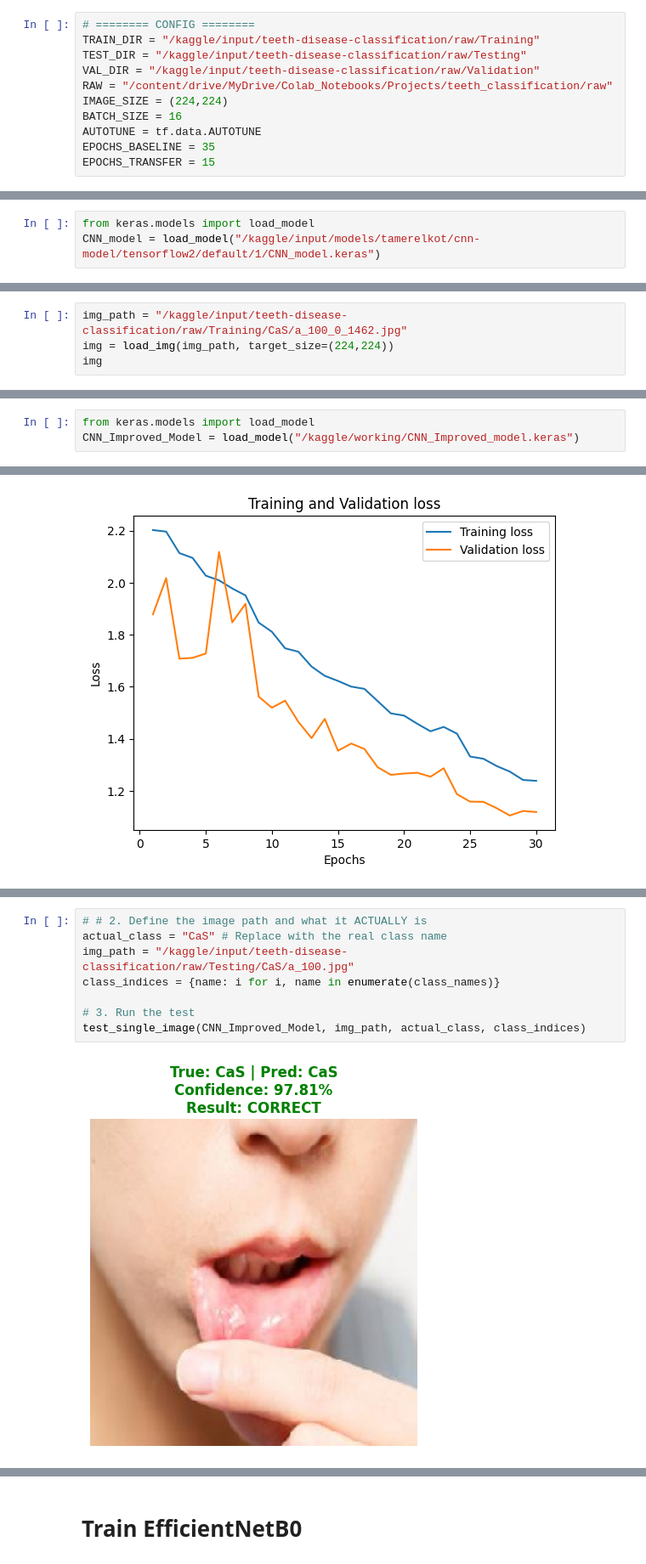
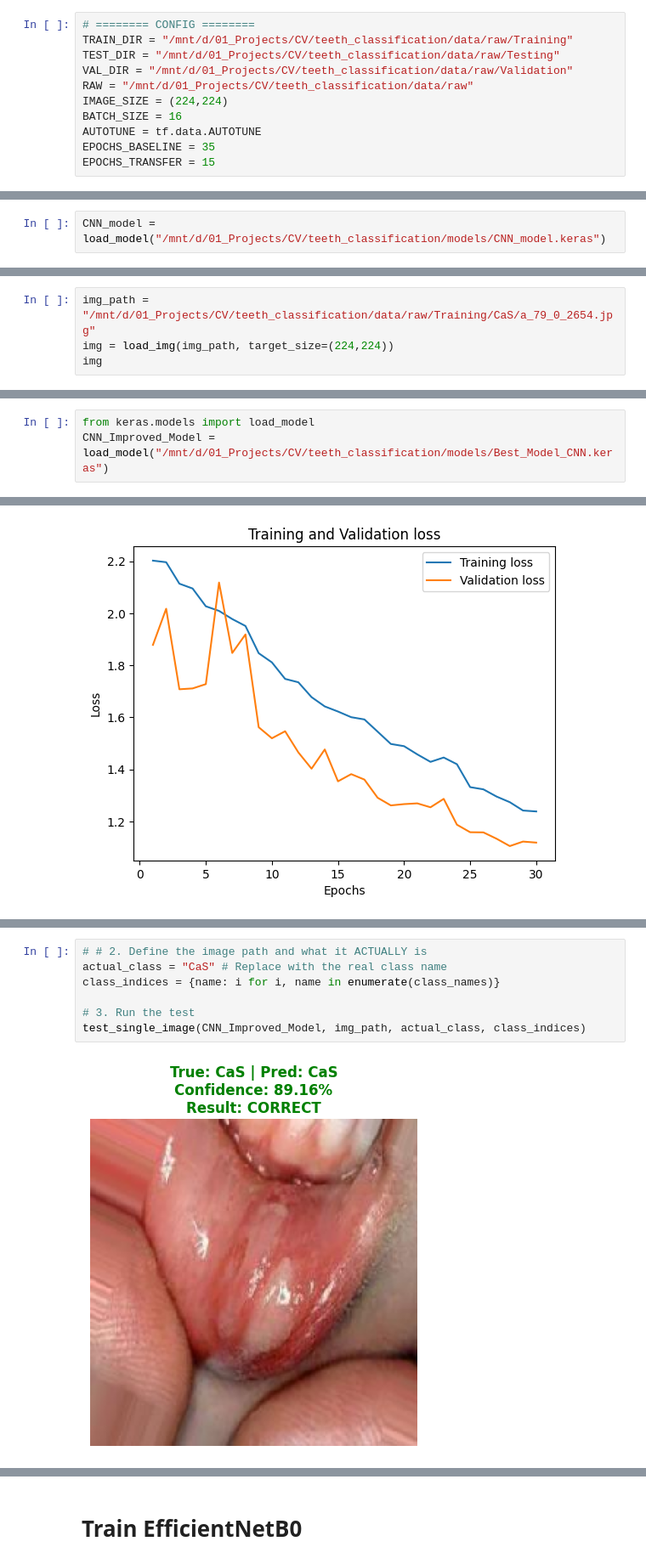
Before and after one commit to tamer-elkoT/Teeth_Classification, a Jupyter notebook: notebooks/teeth-classification-transfer-learning.ipynb, the cells around one changed output, grey strips where cells are left out. Shown at 85% size. Drawn from its saved outputs; the diff is of its cells as text.

Commit message:
get the path of the dir to make the project works in any notebook, linux , windows for load_config

```diff
--- a/notebooks/teeth-classification-transfer-learning.ipynb
+++ b/notebooks/teeth-classification-transfer-learning.ipynb
@@ -30,10 +25,10 @@ W0000 00:00:1771006059.580477      55 computation_placer.cc:177] computation pla
 ### Set The Configrations
 # %%
 # ======== CONFIG ========
-TRAIN_DIR = "/kaggle/input/teeth-disease-classification/raw/Training"
-TEST_DIR = "/kaggle/input/teeth-disease-classification/raw/Testing"
-VAL_DIR = "/kaggle/input/teeth-disease-classification/raw/Validation"
-RAW = "/content/drive/MyDrive/Colab_Notebooks/Projects/teeth_classification/raw"
+TRAIN_DIR = "/mnt/d/01_Projects/CV/teeth_classification/data/raw/Training"
+TEST_DIR = "/mnt/d/01_Projects/CV/teeth_classification/data/raw/Testing"
+VAL_DIR = "/mnt/d/01_Projects/CV/teeth_classification/data/raw/Validation"
+RAW = "/mnt/d/01_Projects/CV/teeth_classification/data/raw"
 IMAGE_SIZE = (224,224)
 BATCH_SIZE = 16
 AUTOTUNE = tf.data.AUTOTUNE
@@ -415,7 +412,6 @@ Epoch 29: early stopping
 # %% [markdown]
 # Evaluate the CNN
 # %%
-from keras.models import load_model
-CNN_model = load_model("/kaggle/input/models/tamerelkot/cnn-model/tensorflow2/default/1/CNN_model.keras")
+CNN_model = load_model("/mnt/d/01_Projects/CV/teeth_classification/models/CNN_model.keras")
 # %%
 CNN_model.evaluate(test_ds)
@@ -469,6 +497,6 @@ plt.show()
 # %%
 from tensorflow.keras.preprocessing.image import load_img, img_to_array
 # %%
-img_path = "/kaggle/input/teeth-disease-classification/raw/Training/CaS/a_100_0_1462.jpg"
+img_path = "/mnt/d/01_Projects/CV/teeth_classification/data/raw/Training/CaS/a_79_0_2654.jpg"
 img = load_img(img_path, target_size=(224,224))
 img
@@ -751,7 +847,7 @@ Epoch 50/50
 193/193 ━━━━━━━━━━━━━━━━━━━━ 15s 79ms/step - accuracy: 0.8636 - loss: 1.2372 - val_accuracy: 0.9104 - val_loss: 1.1184 - learning_rate: 2.5000e-05
 # %%
 from keras.models import load_model
-CNN_Improved_Model = load_model("/kaggle/working/CNN_Improved_model.keras")
+CNN_Improved_Model = load_model("/mnt/d/01_Projects/CV/teeth_classification/models/Best_Model_CNN.keras")
 # %%
 CNN_Improved_Model.evaluate(test_ds)
 # %% [output]
@@ -841,13 +937,12 @@ FileLink(r'CNN_Improved_model.keras')
 # %%
 # # 2. Define the image path and what it ACTUALLY is
 actual_class = "CaS" # Replace with the real class name
-img_path = "/kaggle/input/teeth-disease-classification/raw/Testing/CaS/a_100.jpg"
 class_indices = {name: i for i, name in enumerate(class_names)}
 
 # 3. Run the test
 test_single_image(CNN_Improved_Model, img_path, actual_class, class_indices)
 # %% [output]
-[figure, old version]
+[figure, new version]
 True
 # %% [markdown]
 # Train EfficientNetB0
```
Also changed, not shown: parts of 48 cells of this notebook, 3 other files.
